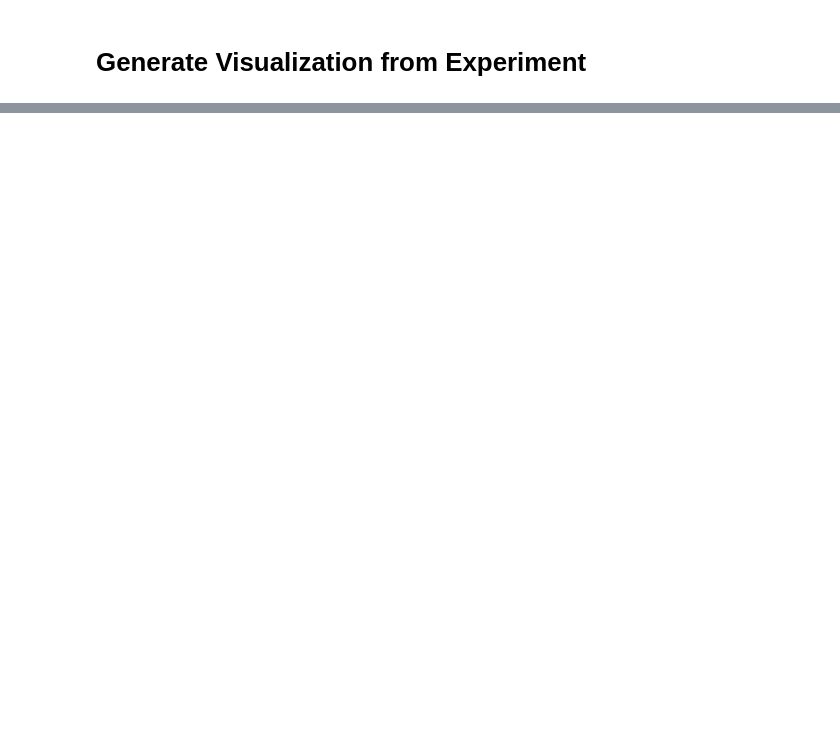
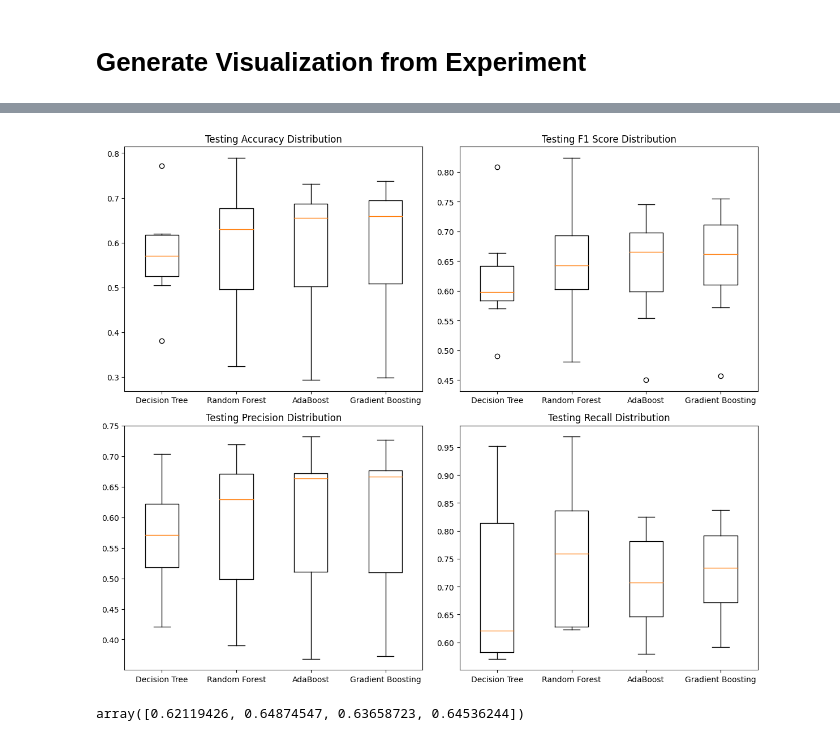
Before and after one commit to ETZET/MLTreeAnalysis, a Jupyter notebook: visualization.ipynb, the cells around one changed output, grey strips where cells are left out. Drawn from its saved outputs; the diff is of its cells as text; code cells hidden in the pictures; blank space fills up the shorter version.

```diff
--- a/visualization.ipynb
+++ b/visualization.ipynb
@@ -95,0 +94,41 @@ plt.show()
+# %%
+# Read the JSON file
+with open('classifier_results_334.json', 'r') as json_file:
+    data = json.load(json_file)
+
+classifiers = list(data.keys())
+task_ids = list(data[classifiers[0]].keys())
+
+test_accuracy_scores = []
+test_f1_scores = []
+test_precision_scores = []
+test_recall_scores = []
+
+for clf in classifiers:
+    test_accuracy_scores.append([data[clf][task_id]['test_accuracy'] for task_id in task_ids])
+    test_f1_scores.append([data[clf][task_id]['test_f1'] for task_id in task_ids])
+    test_precision_scores.append([data[clf][task_id]['test_precision_macro'] for task_id in task_ids])
+    test_recall_scores.append([data[clf][task_id]['test_recall_macro'] for task_id in task_ids])
+
+fig, axs = plt.subplots(2, 2, figsize=(12, 10))
+
+axs[0, 0].boxplot(test_accuracy_scores, labels=classifiers)
+axs[0, 0].set_title('Testing Accuracy Distribution')
+
+axs[0, 1].boxplot(test_f1_scores, labels=classifiers)
+axs[0, 1].set_title('Testing F1 Score Distribution')
+
+axs[1, 0].boxplot(test_precision_scores, labels=classifiers)
+axs[1, 0].set_title('Testing Precision Distribution')
+
+axs[1, 1].boxplot(test_recall_scores, labels=classifiers)
+axs[1, 1].set_title('Testing Recall Distribution')
+
+plt.tight_layout()
+plt.show()
+# %% [output]
+[figure, added]
+# %%
+avg_test_f1
+# %% [output]
+array([0.62119426, 0.64874547, 0.63658723, 0.64536244])
```
Also changed, not shown: parts of 1 cell of this notebook, 5 other files.
